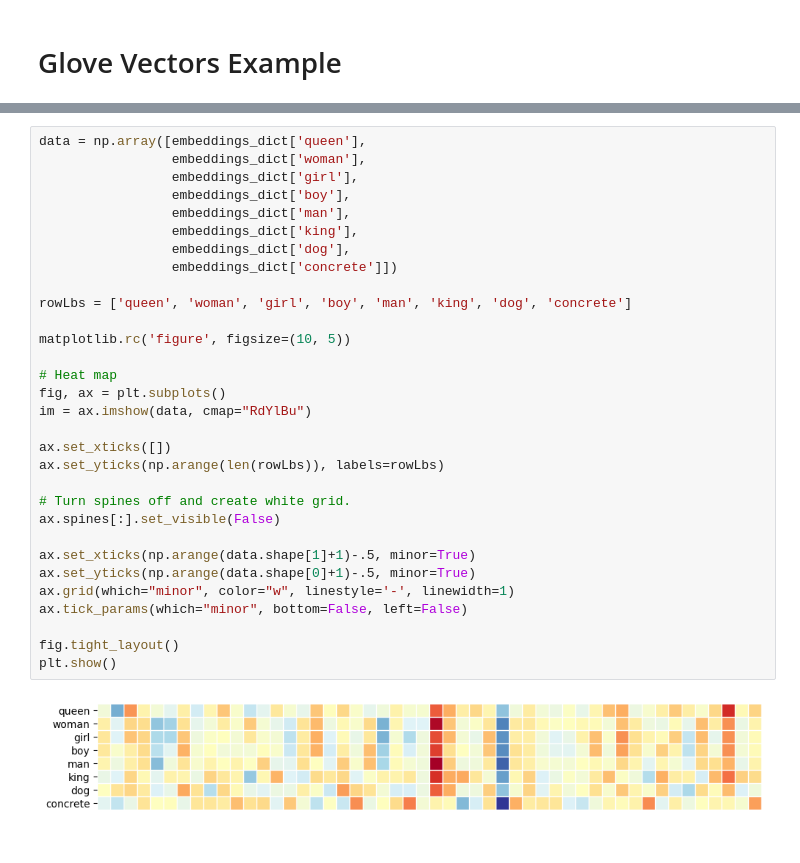
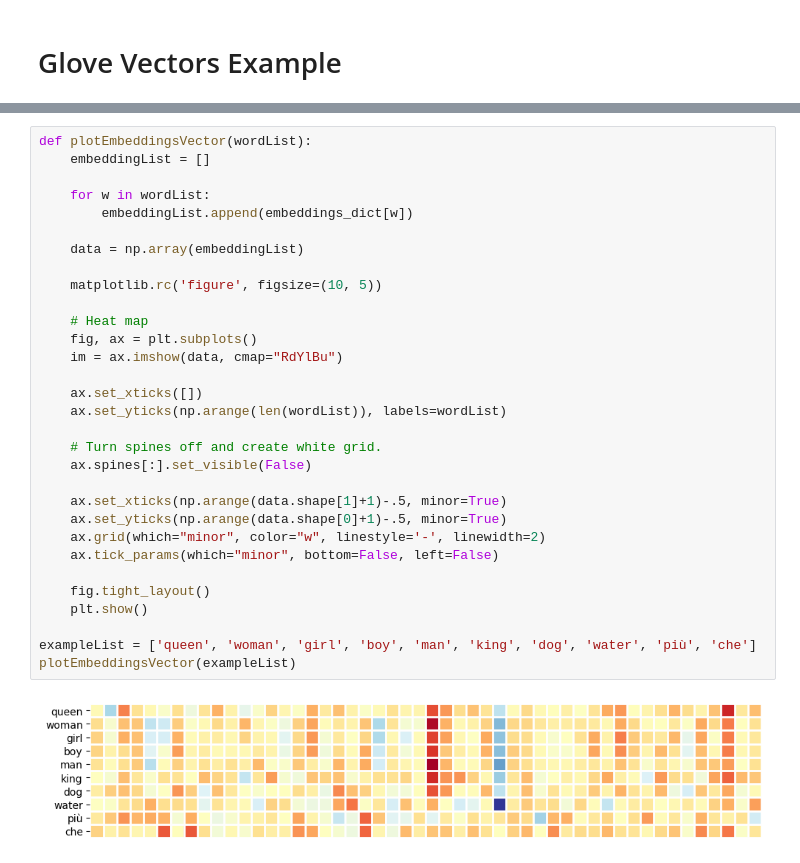
Before and after one commit to turriedoardo/embeddings-test, a Jupyter notebook: GloveVectorsExample.ipynb, the cells around one changed output, grey strips where cells are left out. Drawn from its saved outputs; the diff is of its cells as text.

Commit message:
word operation added

```diff
--- a/GloveVectorsExample.ipynb
+++ b/GloveVectorsExample.ipynb
@@ -29,35 +29,35 @@ print(embeddings_dict['king'])
  -1.0137   -0.21585  -0.15155   0.78321  -0.91241  -1.6106   -0.64426
  -0.51042 ]
 # %%
-data = np.array([embeddings_dict['queen'],
-                 embeddings_dict['woman'],
-                 embeddings_dict['girl'],
-                 embeddings_dict['boy'],
-                 embeddings_dict['man'],
-                 embeddings_dict['king'],
-                 embeddings_dict['dog'],
-                 embeddings_dict['concrete']])
+def plotEmbeddingsVector(wordList):
+    embeddingList = []
 
-rowLbs = ['queen', 'woman', 'girl', 'boy', 'man', 'king', 'dog', 'concrete']
+    for w in wordList:
+        embeddingList.append(embeddings_dict[w])
 
-matplotlib.rc('figure', figsize=(10, 5))
+    data = np.array(embeddingList)
 
-# Heat map
-fig, ax = plt.subplots()
-im = ax.imshow(data, cmap="RdYlBu")
+    matplotlib.rc('figure', figsize=(10, 5))
 
-ax.set_xticks([])
-ax.set_yticks(np.arange(len(rowLbs)), labels=rowLbs)
+    # Heat map
+    fig, ax = plt.subplots()
+    im = ax.imshow(data, cmap="RdYlBu")
 
-# Turn spines off and create white grid.
-ax.spines[:].set_visible(False)
+    ax.set_xticks([])
+    ax.set_yticks(np.arange(len(wordList)), labels=wordList)
 
-ax.set_xticks(np.arange(data.shape[1]+1)-.5, minor=True)
-ax.set_yticks(np.arange(data.shape[0]+1)-.5, minor=True)
-ax.grid(which="minor", color="w", linestyle='-', linewidth=1)
-ax.tick_params(which="minor", bottom=False, left=False)
+    # Turn spines off and create white grid.
+    ax.spines[:].set_visible(False)
 
-fig.tight_layout()
-plt.show()
+    ax.set_xticks(np.arange(data.shape[1]+1)-.5, minor=True)
+    ax.set_yticks(np.arange(data.shape[0]+1)-.5, minor=True)
+    ax.grid(which="minor", color="w", linestyle='-', linewidth=2)
+    ax.tick_params(which="minor", bottom=False, left=False)
+
+    fig.tight_layout()
+    plt.show()
+
+exampleList = ['queen', 'woman', 'girl', 'boy', 'man', 'king', 'dog', 'water', 'più', 'che']
+plotEmbeddingsVector(exampleList)
 # %% [output]
-[figure, old version]
+[figure, new version]
```
Also changed, not shown: parts of 3 cells of this notebook.
